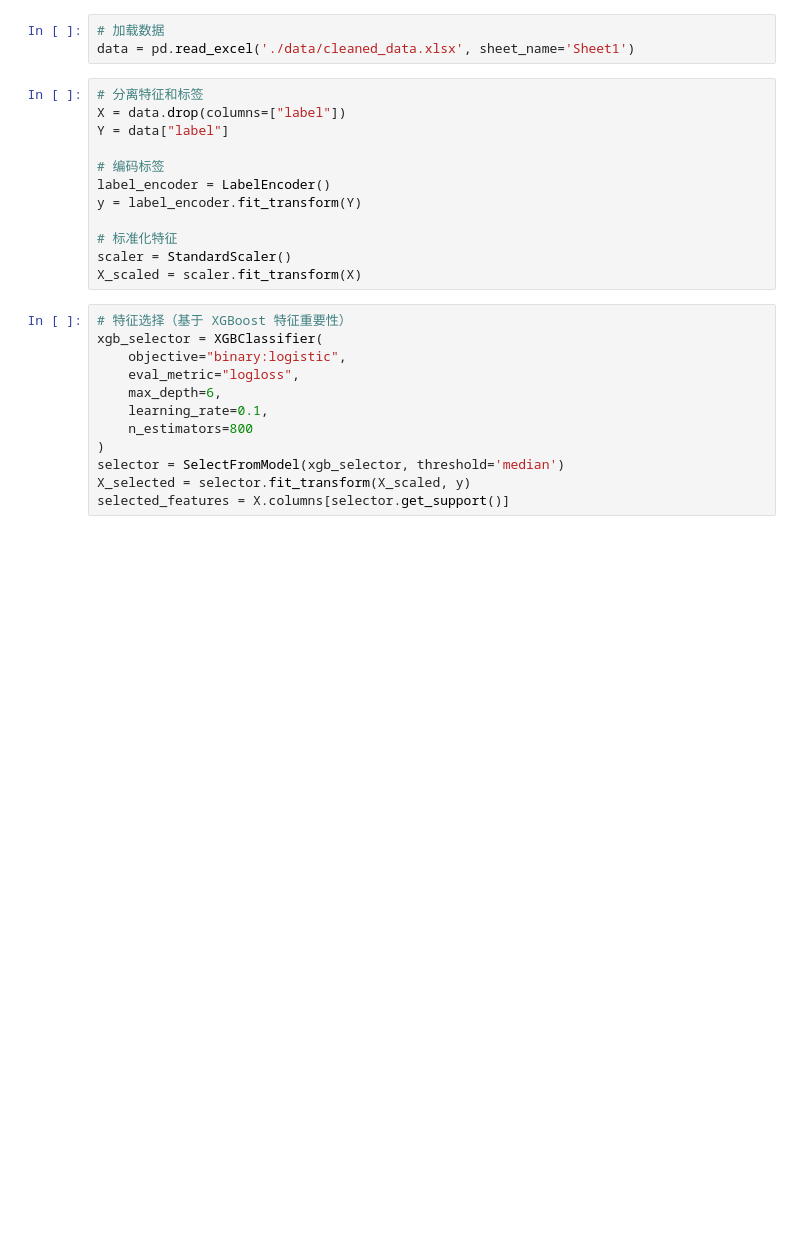
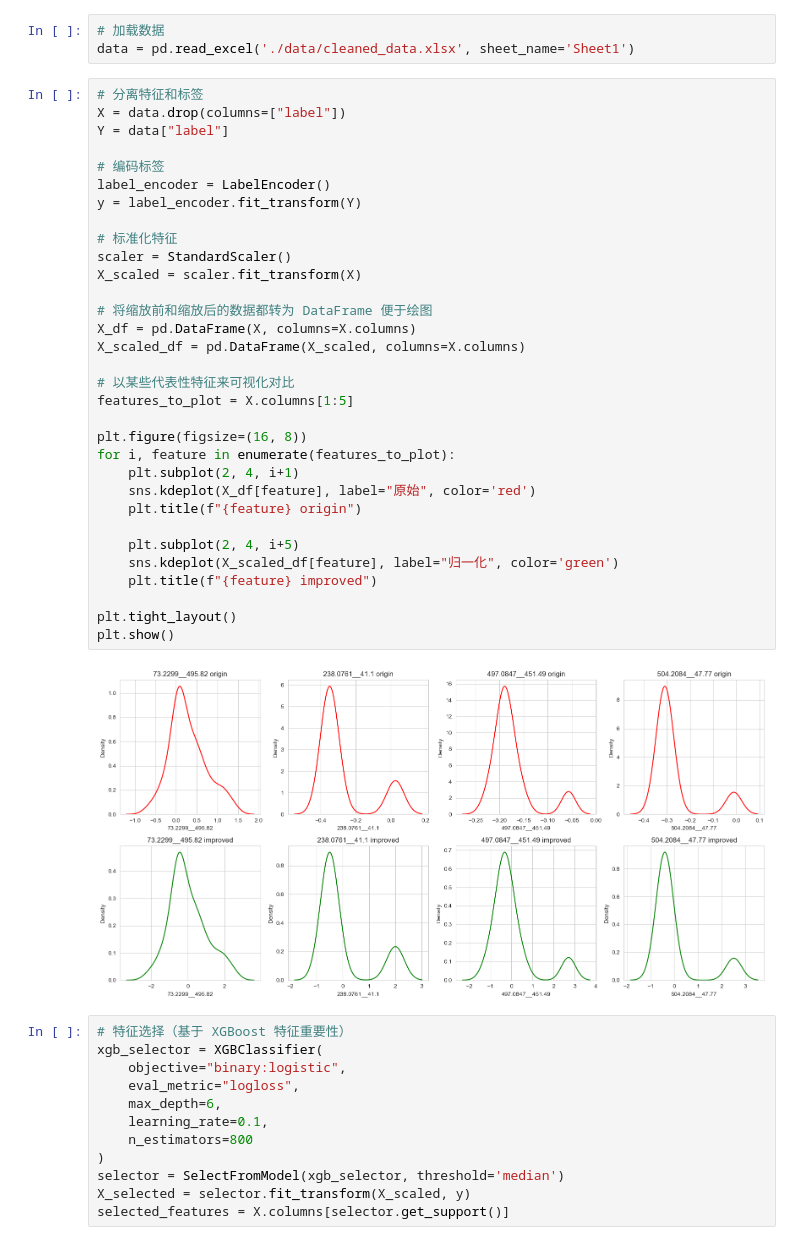
Before and after one commit to ciliwisy/MachineLearning, a Jupyter notebook: newModel.ipynb, the cells around one changed output. Drawn from its saved outputs; the diff is of its cells as text; blank space fills up the shorter version.

```diff
--- a/newModel.ipynb
+++ b/newModel.ipynb
@@ -22,15 +22,37 @@ data = pd.read_excel('./data/cleaned_data.xlsx', sheet_name='Sheet1')
 # %%
 # 分离特征和标签
 X = data.drop(columns=["label"])
 Y = data["label"]
 
 # 编码标签
 label_encoder = LabelEncoder()
 y = label_encoder.fit_transform(Y)
 
 # 标准化特征
 scaler = StandardScaler()
 X_scaled = scaler.fit_transform(X)
+
+# 将缩放前和缩放后的数据都转为 DataFrame 便于绘图
+X_df = pd.DataFrame(X, columns=X.columns)
+X_scaled_df = pd.DataFrame(X_scaled, columns=X.columns)
+
+# 以某些代表性特征来可视化对比
+features_to_plot = X.columns[1:5]
+
+plt.figure(figsize=(16, 8))
+for i, feature in enumerate(features_to_plot):
+    plt.subplot(2, 4, i+1)
+    sns.kdeplot(X_df[feature], label="原始", color='red')
+    plt.title(f"{feature} origin")
+
+    plt.subplot(2, 4, i+5)
+    sns.kdeplot(X_scaled_df[feature], label="归一化", color='green')
+    plt.title(f"{feature} improved")
+
+plt.tight_layout()
+plt.show()
+# %% [output]
+[figure, added]
 # %%
 # 特征选择（基于 XGBoost 特征重要性）
 xgb_selector = XGBClassifier(
```
Also changed, not shown: parts of 4 cells of this notebook, 1 other file.
